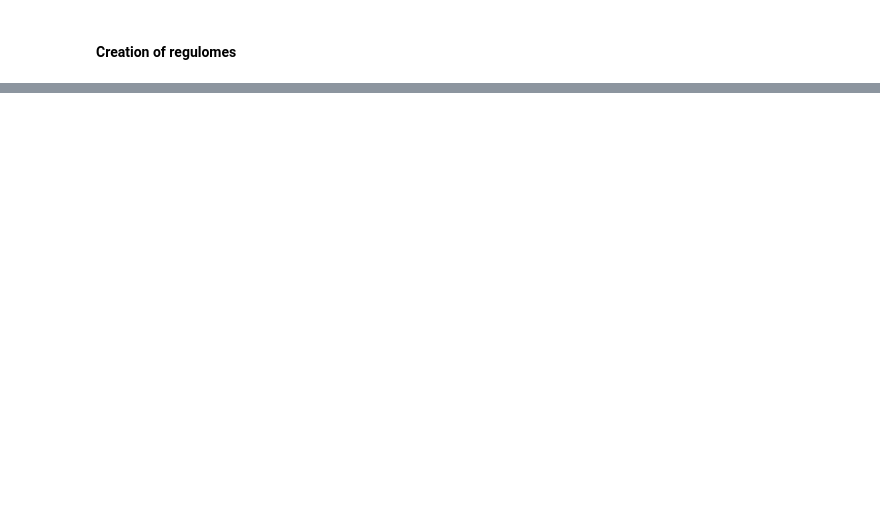
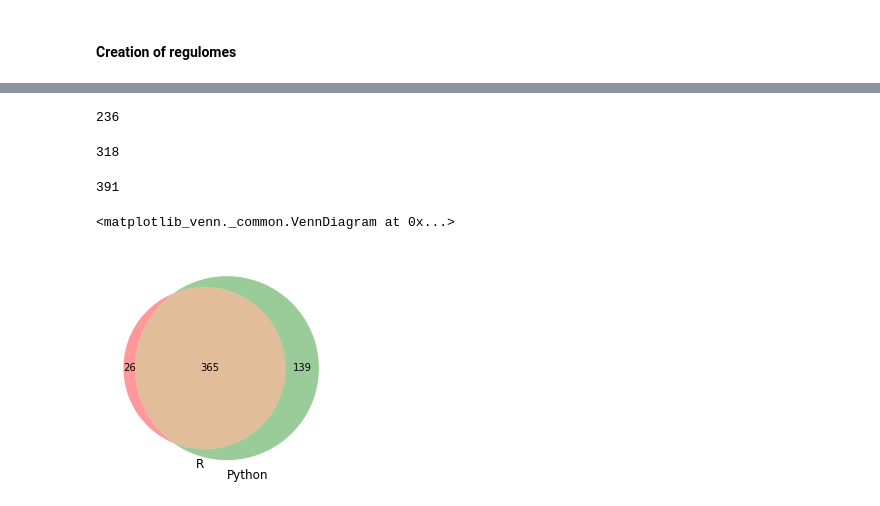
Before and after one commit to aertslab/pySCENIC, a Jupyter notebook: notebooks/pySCENIC - Comparison to R implementation of the pipeline.ipynb, the cells around one changed output, grey strips where cells are left out. Saved outputs shown, nothing was run; the diff lists cells and outputs as text; code cells hidden in the pictures; blank space fills up the shorter version.

```diff
--- a/notebooks/pySCENIC - Comparison to R implementation of the pipeline.ipynb
+++ b/notebooks/pySCENIC - Comparison to R implementation of the pipeline.ipynb
@@ -385,5 +496,5 @@ from pyscenic.regulome import df2regulomes
 # %%
-regulomes = df2regulomes(df, "MGI")
+regulomes = df2regulomes(pydf, "MGI")
 # %%
 len(regulomes)
 # %% [output]
@@ -396,0 +526,2 @@ regulomes[0:3]
+# %%
+r_incidences = pd.read_csv(os.path.join(RESOURCES_FOLDER, "rscenic/2.6_regulons_asIncidMat.txt"), index_col=0)
@@ -396,0 +534,25 @@ regulomes[0:3]
+# %%
+r_extended = set(map(lambda n: n.split('_')[0], filter(lambda n: n.endswith('_extended'), r_incidences.index)))
+# %%
+r_not_extended = set(filter(lambda n: not n.endswith('_extended'), r_incidences.index))
+# %%
+len(r_extended)
+# %% [output]
+236
+# %%
+len(r_not_extended)
+# %% [output]
+318
+# %%
+len(r_extended.union(r_not_extended))
+# %% [output]
+391
+# %%
+from operator import attrgetter
+r_names = r_extended.union(r_not_extended)
+py_names = set(map(attrgetter('name'), regulomes))
+n_intersect = len(r_names.intersection(py_names))
+venn2(subsets = (len(r_names)-n_intersect, len(py_names)-n_intersect, n_intersect), set_labels=('R', 'Python'))
+# %% [output]
+<matplotlib_venn._common.VennDiagram at 0x...>
+[figure, added]
```
Also changed, not shown: parts of 45 cells of this notebook, 4 other files.
